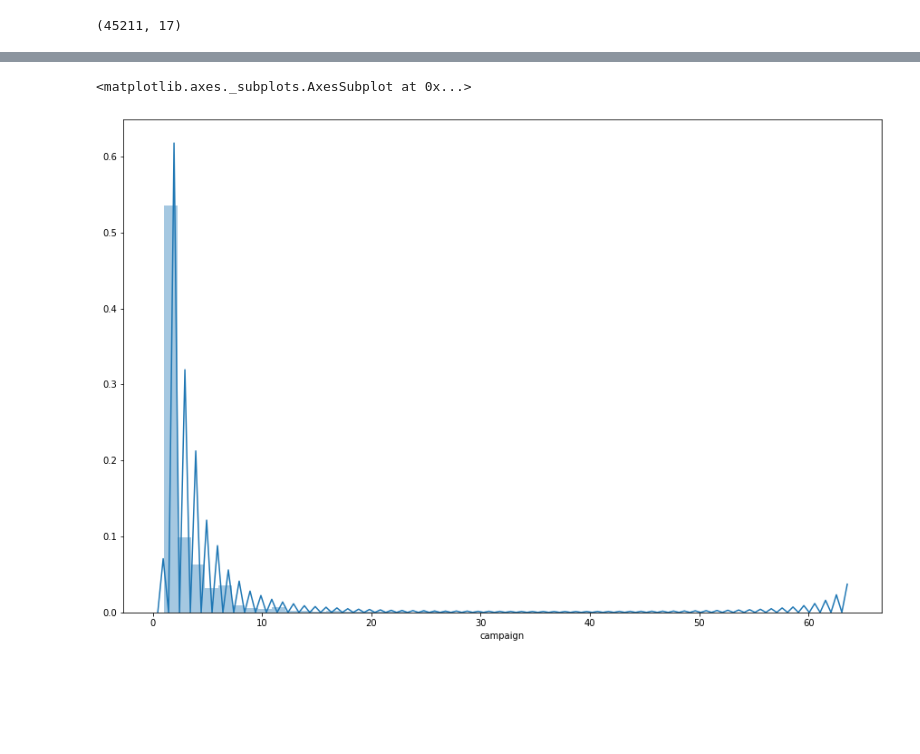
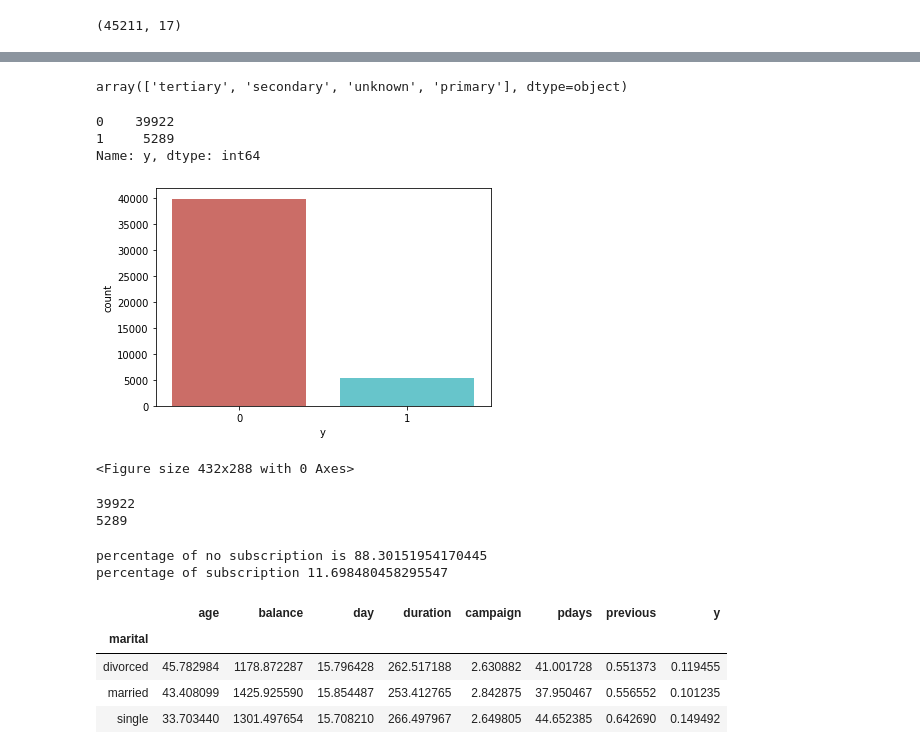
Before and after one commit to Santosh051985/Machine-Learning-Project, a Jupyter notebook: Logistic Regression/Client_deposite.ipynb, the cells around one changed output, grey strips where cells are left out. Drawn from its saved outputs; the diff is of its cells as text; code cells hidden in the pictures; blank space fills up the shorter version.

```diff
--- a/Logistic Regression/Client_deposite.ipynb
+++ b/Logistic Regression/Client_deposite.ipynb
@@ -161,7 +30,0 @@ sns.distplot(df_row['age'])
-# %%
-plt.figure(figsize=(15,10))
-plt.tight_layout()
-sns.distplot(df_row['campaign'])
-# %% [output]
-<matplotlib.axes._subplots.AxesSubplot at 0x...>
-[figure, removed]
@@ -167,0 +33,44 @@ sns.distplot(df_row['campaign'])
+# %%
+df['education'].unique()
+# %% [output]
+array(['tertiary', 'secondary', 'unknown', 'primary'], dtype=object)
+# %%
+df['y'].value_counts()
+# %% [output]
+0    39922
+1     5289
+Name: y, dtype: int64
+# %%
+sns.countplot(x='y', data=df,palette='hls')
+plt.show()
+plt.savefig('count_fig')
+# %% [output]
+[figure, added]
+<Figure size 432x288 with 0 Axes>
+# %%
+
+#count_sub = len(data[data['y']==1])
+
+count_no_sub = len(df[df['y']==0])
+count_sub = len(df[df['y']==1])
+print(count_no_sub)
+print(count_sub)
+# %% [output]
+39922
+5289
+# %%
+pct_of_no_sub = count_no_sub/(count_no_sub+count_sub)
+print("percentage of no subscription is", pct_of_no_sub*100)
+pct_of_sub = count_sub/(count_no_sub+count_sub)
+print("percentage of subscription", pct_of_sub*100)
+# %% [output]
+percentage of no subscription is 88.30151954170445
+percentage of subscription 11.698480458295547
+# %%
+df.groupby('marital').mean()
+# %% [output]
+|  | age | balance | day | duration | campaign | pdays | previous | y |
+| marital |  |  |  |  |  |  |  |  |
+| divorced | 45.782984 | 1178.872287 | 15.796428 | 262.517188 | 2.630882 | 41.001728 | 0.551373 | 0.119455 |
+| married | 43.408099 | 1425.925590 | 15.854487 | 253.412765 | 2.842875 | 37.950467 | 0.556552 | 0.101235 |
+| single | 33.703440 | 1301.497654 | 15.708210 | 266.497967 | 2.649805 | 44.652385 | 0.642690 | 0.149492 |
```
Also changed, not shown: parts of 51 cells of this notebook.
